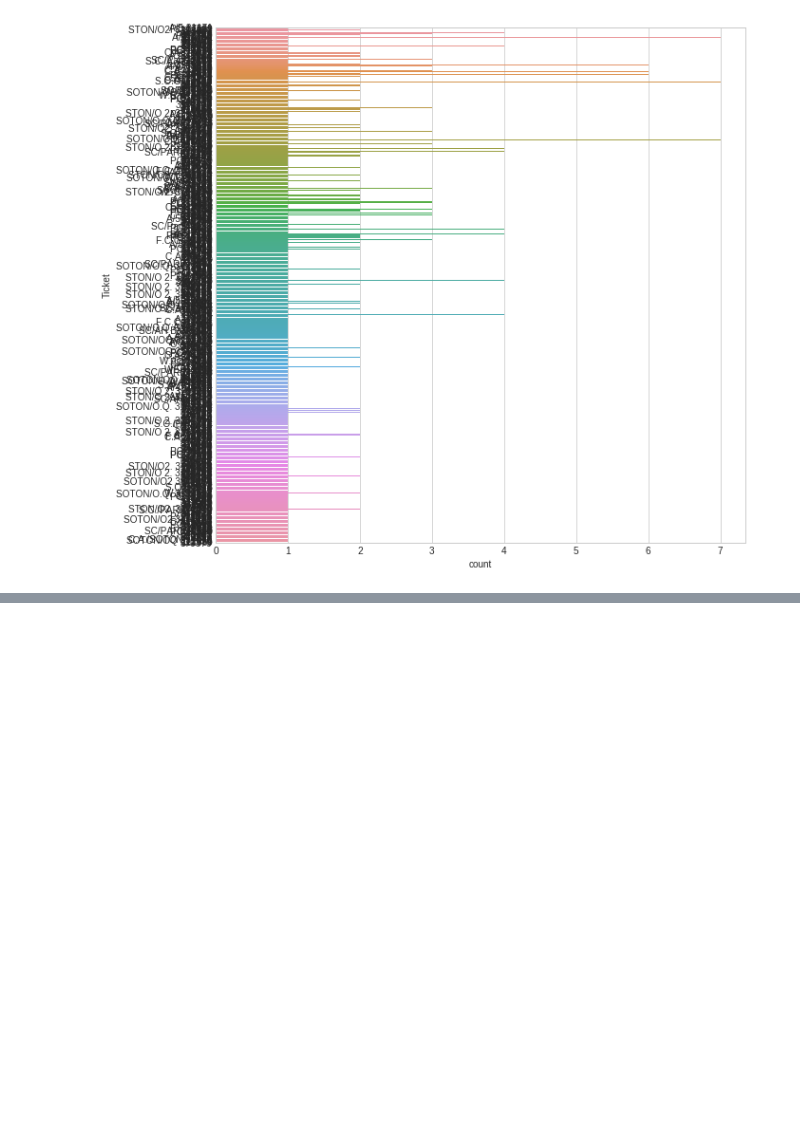
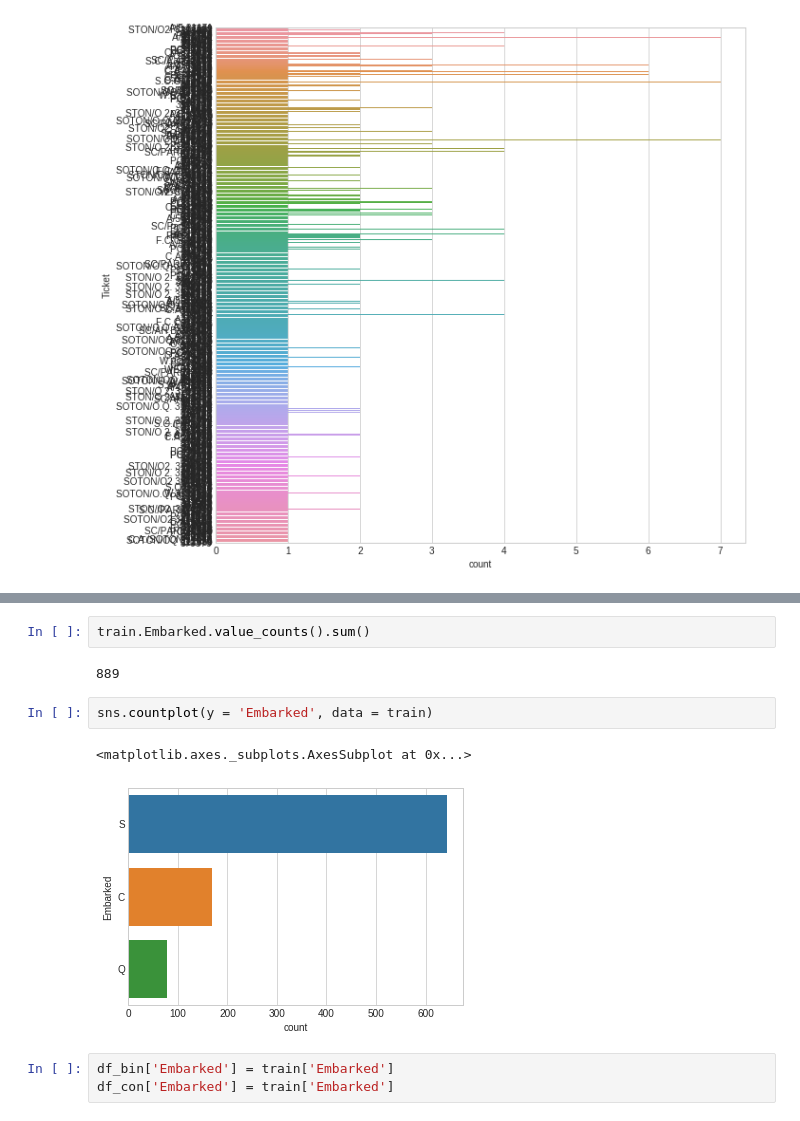
Before and after one commit to shubham-singh-ss/Titanic-ML, a Jupyter notebook: Titanic survivers.ipynb, the cells around one changed output, grey strips where cells are left out. Cells and saved outputs as stored; diff of their text form; blank space fills up the shorter version.

```diff
--- a/Titanic survivers.ipynb
+++ b/Titanic survivers.ipynb
@@ -413,0 +544,12 @@ sns.countplot(y = 'Ticket', data = train)
+# %%
+train.Embarked.value_counts().sum()
+# %% [output]
+889
+# %%
+sns.countplot(y = 'Embarked', data = train)
+# %% [output]
+<matplotlib.axes._subplots.AxesSubplot at 0x...>
+[figure, added]
+# %%
+df_bin['Embarked'] = train['Embarked']
+df_con['Embarked'] = train['Embarked']
```
Also changed, not shown: parts of 19 cells of this notebook.
